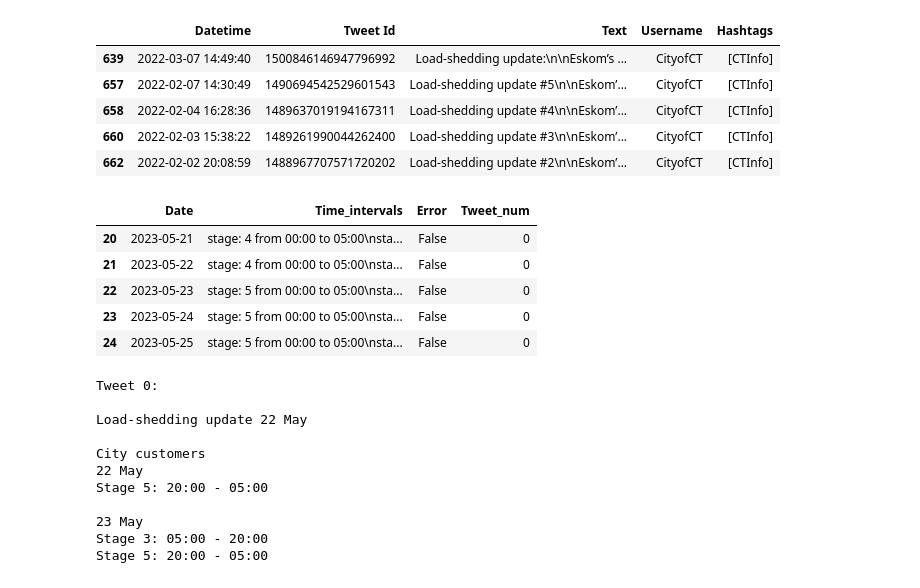
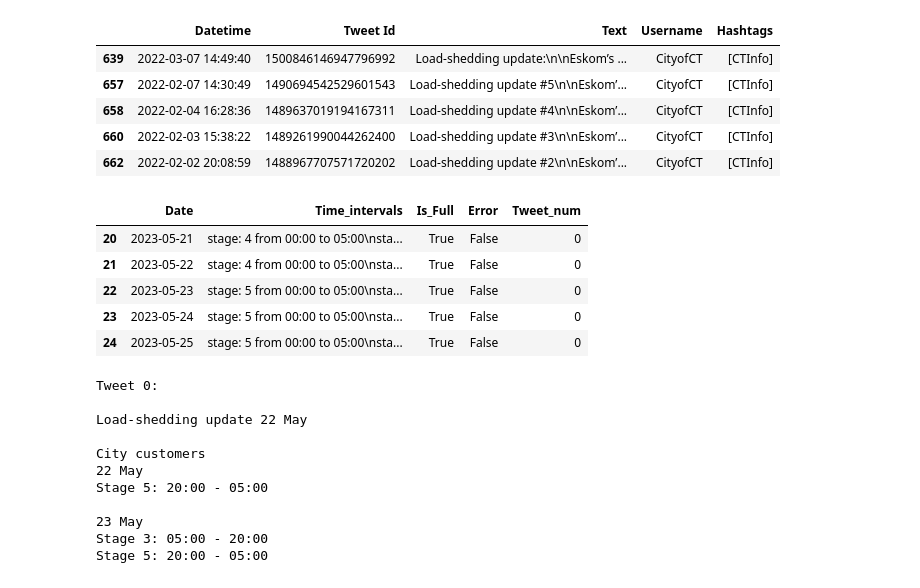
Before and after one commit to Julio-Baeta1/loadshedding_helper_code, a Jupyter notebook: eskom_past_stages/Eskom_loadshedding_stages_explore.ipynb, the cells around one changed output. Saved outputs shown, nothing was run; the diff lists cells and outputs as text; code cells hidden in the pictures.

Commit message:
Added very basic code to fill empty time interval

```diff
--- a/eskom_past_stages/Eskom_loadshedding_stages_explore.ipynb
+++ b/eskom_past_stages/Eskom_loadshedding_stages_explore.ipynb
@@ -122,6 +122,7 @@ class DayStages:
 
         self.stage_df = pd.DataFrame({'Date': dates,
                     'Time_intervals' : '',
+                    'Is_Full' : col_false, #Added as can have roll over e.g. 00:00-05:00 with no actual slots for the day
                     'Error':col_false,
                     'Tweet_num' : col_zeros})
 
@@ -152,8 +153,7 @@ class DayStages:
             temp_day = self.stage_df.loc[self.stage_df.eval(query), 'Time_intervals'].item()
 
             for i in range(len(stage_list)):
-                #Fix TimeIntervals class to take string input
-                temp_day.fitNewInterval(stage_list[i],datetime.strptime(start_list[i], '%H:%M'),datetime.strptime(end_list[i], '%H:%M'))
+                temp_day.fitNewInterval(stage_list[i],start_list[i],end_list[i])
 
 
 
@@ -209,6 +209,7 @@ class DayStages:
                     if(self.isNextDay(start_list[n],end_list[n])): #If last entry extends to next day we need also include it
 
                         query = f"Date==\042{date}\042"
+                        self.stage_df.loc[self.stage_df.eval(query), 'Is_Full'] = True
                         temp = end_list[n]
                         end_list[n] = "00:00"
                         self.insertStagesDate(query,stage_list,start_list,end_list)
@@ -223,6 +224,7 @@ class DayStages:
                     else:
 
                         query = f"Date==\042{date}\042"
+                        self.stage_df.loc[self.stage_df.eval(query), 'Is_Full'] = True
                         self.insertStagesDate(query,stage_list,start_list,end_list)
 
                     #Clear lists for next day
@@ -237,28 +239,57 @@ class DayStages:
             if(isDateTime(line)): # Test if line has date and if we are entering a possible stage section
                 date = parse(line)
                 is_stage = True
+
+    def FillEmptySlots(self):
+        """
+        Currently a quick fix, where empty TimeSlot is replaced with adjacent time slot. In future will use some ML algorithm
+        to better fill based on additional variables.
+        """
+
+        for index, row in self.stage_df.iterrows():
+            if row['Is_Full']==False:
+
+                if index == 0:
+                    self.stage_df.loc[index,'Time_intervals'] = self.stage_df.loc[index+1,'Time_intervals']
+                    self.stage_df.loc[index,'Is_Full'] = True
+
+                elif index == self.stage_df.tail(1).index[0]:
+                    self.stage_df.loc[index,'Time_intervals'] = self.stage_df.loc[index-1,'Time_intervals']
+                    self.stage_df.loc[index,'Is_Full'] = True
+
+                elif self.stage_df.loc[index-1]['Is_Full'] == True:
+                    self.stage_df.loc[index,'Time_intervals'] = self.stage_df.loc[index-1,'Time_intervals']
+                    self.stage_df.loc[index,'Is_Full'] = True
+
+                else:
+                    self.stage_df.loc[index,'Time_intervals'] = self.stage_df.loc[index+1,'Time_intervals']
+                    self.stage_df.loc[index,'Is_Full'] = True
 # %%
 start_date = '5/01/2023'
 end_date = '5/25/2023'
 myStages = DayStages(start_date,end_date)
 
 #Extract information from tweets
 #for i in range(14): #Currently testing for 5 tweets
 for i in range(13,-1,-1):
     tweet = ctinfo_df.iloc[i]['Text']
     lines = tweet.split('\n')
     myStages.setStages(lines,i)
 
 
 #print(myStages.stage_df['Time_intervals'][22])
+
+#MUST FIX PROPERLY
+myStages.FillEmptySlots() #Only to ensure that everyday has a time interval
+
 myStages.stage_df.tail()
 # %% [output]
-|  | Date | Time_intervals | Error | Tweet_num |
-| 20 | 2023-05-21 | stage: 4 from 00:00 to 05:00\nsta... | False | 0 |
-| 21 | 2023-05-22 | stage: 4 from 00:00 to 05:00\nsta... | False | 0 |
-| 22 | 2023-05-23 | stage: 5 from 00:00 to 05:00\nsta... | False | 0 |
-| 23 | 2023-05-24 | stage: 5 from 00:00 to 05:00\nsta... | False | 0 |
-| 24 | 2023-05-25 | stage: 5 from 00:00 to 05:00\nsta... | False | 0 |
+|  | Date | Time_intervals | Is_Full | Error | Tweet_num |
+| 20 | 2023-05-21 | stage: 4 from 00:00 to 05:00\nsta... | True | False | 0 |
+| 21 | 2023-05-22 | stage: 4 from 00:00 to 05:00\nsta... | True | False | 0 |
+| 22 | 2023-05-23 | stage: 5 from 00:00 to 05:00\nsta... | True | False | 0 |
+| 23 | 2023-05-24 | stage: 5 from 00:00 to 05:00\nsta... | True | False | 0 |
+| 24 | 2023-05-25 | stage: 5 from 00:00 to 05:00\nsta... | True | False | 0 |
 # %%
 """Print out tweets to see format"""
 for i in range(14):
```
Also changed, not shown: parts of 1 cell of this notebook.
